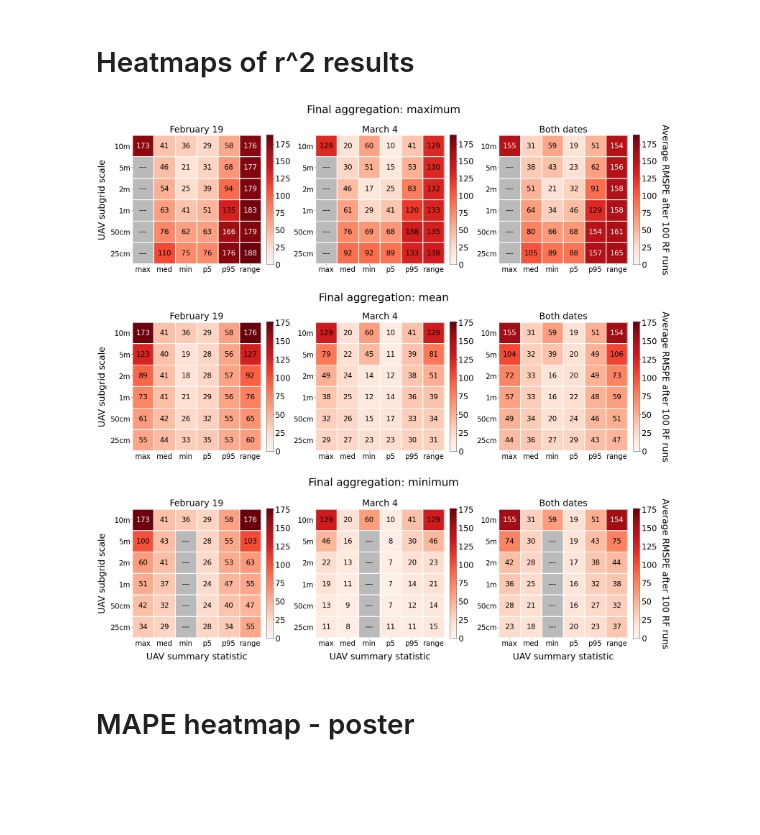
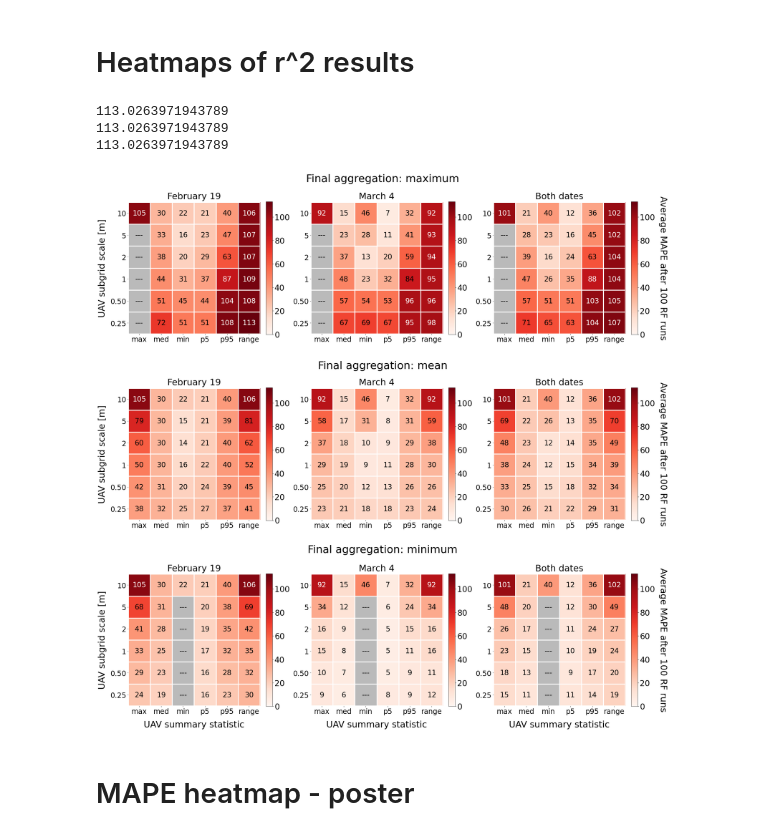
Before and after one commit to rpalomaki/iceroughness_RF, a Jupyter notebook: figures.ipynb, the cells around one changed output. Drawn from its saved outputs; the diff is of its cells as text; code cells hidden in the pictures; blank space fills up the shorter version.

```diff
--- a/figures.ipynb
+++ b/figures.ipynb
@@ -149,8 +149,8 @@ predict_multi = sorted(glob(f'{predict_multi_dir}/*{s1_unit}*.csv'))
 
 all_targets = np.unique([x.split('.')[0].split('/')[-1].split('0219_')[-1] for x in metrics_0219])
 target_slices = np.unique([re.findall(r'\d{1,2}[cm]{,2}_[a-z0-9]{,5}', t)[0] for t in all_targets if (t.endswith('_mean') or t.endswith('_max') or t.endswith('_min'))])
-# target_slices = [t for t in target_slices if '10m' not in t]
-target_slices = ['25cm_med']
+target_slices = [t for t in target_slices if '10m' not in t]
+# target_slices = ['25cm_med']
 target_dict = {'med':'Median','max':'Maximum','min':'Minimum','range':'Range',
                'p5':'5th percentile','p95':'95th percentile'}
 
@@ -197,9 +197,9 @@ for t in target_slices:
             ax[ax_row, j].tick_params(axis='both', labelrotation=0, labelsize=16*font_scale)
             # ax[j].set_xlim(ax[j].get_ylim())
             if j == 0:
-                ax[ax_row, j].set_ylabel('Predicted', fontsize=18*font_scale, labelpad=12)
+                ax[ax_row, j].set_ylabel('Measured', fontsize=18*font_scale, labelpad=12)
             if ax_row == n_rows-1:
-                ax[ax_row, j].set_xlabel('Measured', fontsize=18*font_scale, labelpad=12)
+                ax[ax_row, j].set_xlabel('Predicted', fontsize=18*font_scale, labelpad=12)
 
         # Uncomment below for row-specific x and y lims
         xmin, xmax = ax[ax_row, 0].get_xlim()
@@ -258,17 +258,26 @@ for t in target_slices:
         plt.figtext(0.5, 0.98, 'Final aggregation: maximum', ha='center', va='center', fontsize=20*font_scale)
         plt.figtext(0.5, 0.66, 'Final aggregation: mean', ha='center', va='center', fontsize=20*font_scale)
         plt.figtext(0.5, 0.35, 'Final aggregation: minimum', ha='center', va='center', fontsize=20*font_scale)
-        plt.figtext(0.5, 0.02, f'Regression target: {target_dict[t.split("_")[-1]]} roughness ({t.split("_")[0]} resolution)', ha='center', va='center', fontsize=20*font_scale)
+        if 'cm' in t.split("_")[0]:
+            plt.figtext(0.5, 0.02, f'Regression target: {target_dict[t.split("_")[-1]]} roughness (0.{t.split("_")[0].split("cm")[0]} m resolution)', ha='center', va='center', fontsize=20*font_scale)
+        else:
+            plt.figtext(0.5, 0.02, f'Regression target: {target_dict[t.split("_")[-1]]} roughness ({t.split("_")[0]} resolution)', ha='center', va='center', fontsize=20*font_scale)
     elif n_rows == 2:
         plt.subplots_adjust(top=0.91, bottom=0.12, hspace=0.4)
         if t.endswith('max'):
             plt.figtext(0.5, 0.98, 'Final aggregation: mean', ha='center', va='center', fontsize=20*font_scale)
             plt.figtext(0.5, 0.51, 'Final aggregation: minimum', ha='center', va='center', fontsize=20*font_scale)
-            plt.figtext(0.5, 0.02, f'Regression target: {target_dict[t.split("_")[-1]]} ({t.split("_")[0]} resolution)', ha='center', va='center', fontsize=20*font_scale)
+            if 'cm' in t.split("_")[0]:
+                plt.figtext(0.5, 0.02, f'Regression target: {target_dict[t.split("_")[-1]]} (0.{t.split("_")[0].split("cm")[0]} m resolution)', ha='center', va='center', fontsize=20*font_scale)
+            else:
+                plt.figtext(0.5, 0.02, f'Regression target: {target_dict[t.split("_")[-1]]} ({t.split("_")[0]} resolution)', ha='center', va='center', fontsize=20*font_scale)
         elif t.endswith('min'):
             plt.figtext(0.5, 0.98, 'Final aggregation: maximum', ha='center', va='center', fontsize=20*font_scale)
             plt.figtext(0.5, 0.51, 'Final aggregation: mean', ha='center', va='center', fontsize=20*font_scale)
-            plt.figtext(0.5, 0.02, f'Regression target: {target_dict[t.split("_")[-1]]} ({t.split("_")[0]} resolution)', ha='center', va='center', fontsize=20*font_scale)
+            if 'cm' in t.split("_")[0]:
+                plt.figtext(0.5, 0.02, f'Regression target: {target_dict[t.split("_")[-1]]} (0.{t.split("_")[0].split("cm")[0]} m resolution)', ha='center', va='center', fontsize=20*font_scale)
+            else:
+                plt.figtext(0.5, 0.02, f'Regression target: {target_dict[t.split("_")[-1]]} ({t.split("_")[0]} resolution)', ha='center', va='center', fontsize=20*font_scale)
 
 
     fig_fname = f"output/figures/scatter/3x3/{t}.png"
@@ -664,9 +673,9 @@ for t in target_slices:
         ax[ax_row, j].tick_params(axis='both', labelrotation=0, labelsize=16*font_scale)
         # ax[j].set_xlim(ax[j].get_ylim())
         if j == 0:
-            ax[ax_row, j].set_ylabel('Predicted', fontsize=18*font_scale, labelpad=12)
+            ax[ax_row, j].set_ylabel('Measured', fontsize=18*font_scale, labelpad=12)
         if ax_row == n_rows-1:
-            ax[ax_row, j].set_xlabel('Measured', fontsize=18*font_scale, labelpad=12)
+            ax[ax_row, j].set_xlabel('Predicted', fontsize=18*font_scale, labelpad=12)
 
     # Uncomment below for row-specific x and y lims
     xmin, xmax = ax[ax_row, 0].get_xlim()
@@ -743,11 +752,12 @@ fig, ax = plt.subplots(3, 3, figsize=(9*3,9*3))
 # fig.suptitle(f'Final UAV summary statistic: {second_stat}', fontsize=24*font_scale, y=0.92)
 
 ax_row = 0
+vmax = 20
 for sec_stat in ['max', 'mean', 'min']:
 
     s1_unit = 'dB'
     second_stat = sec_stat
-    plot_metric = 'rmspe'
+    plot_metric = 'mape'
     font_scale = 1.5
 
     metrics_dir = 'output/rf_metrics/single_date'
@@ -816,9 +826,11 @@ for sec_stat in ['max', 'mean', 'min']:
     else:
         cmap = plt.get_cmap('Reds')#.set_bad('#bababa')
         vmin = 0
-        vmax = max([df_0219.max().max(), df_0302.max().max(), df_multi.max().max()])
+        if max([df_0219.max().max(), df_0302.max().max(), df_multi.max().max()]) > vmax:
+            vmax = max([df_0219.max().max(), df_0302.max().max(), df_multi.max().max()])
         cbar_label = f'Average {plot_metric.upper()} after 100 RF runs'
         round_digits = 0
+        print(vmax)
 
 
 
@@ -839,7 +851,7 @@ for sec_stat in ['max', 'mean', 'min']:
         ax[ax_row, j].set_xticks(ax[ax_row, j].get_xticks()[1:-1])
         ax[ax_row, j].set_yticks(ax[ax_row, j].get_yticks()[1:-1])
         ax[ax_row, j].set_xticklabels(cols, fontsize=16*font_scale)
-        ax[ax_row, j].set_yticklabels(ind, fontsize=16*font_scale)
+        ax[ax_row, j].set_yticklabels(['10','5','2','1','0.50','0.25'], fontsize=16*font_scale)
         cbar_ratio = df.shape[0]/df.shape[1]
         cbar = plt.colorbar(im, ax=ax[ax_row, j], fraction=0.046*cbar_ratio, pad=0.04)
         cbar.ax.tick_params(labelsize=18*font_scale)
@@ -862,35 +874,38 @@ for sec_stat in ['max', 'mean', 'min']:
                         text = ax[ax_row, j].text(k, i, int(df.iloc[i, k].round(round_digits)), fontsize=16*font_scale,
                                     ha='center', va='center', color=textcolor)
                 else:
                     text = ax[ax_row, j].text(k, i, '---', fontsize=16*font_scale,
                                 ha='center', va='center', color=textcolor)
 
         ax[ax_row, j].spines['bottom'].set_visible(False)
         ax[ax_row, j].spines['top'].set_visible(False)
         ax[ax_row, j].spines['left'].set_visible(False)
         ax[ax_row, j].spines['right'].set_visible(False)
         if ax_row == 2:
             ax[ax_row, j].set_xlabel('UAV summary statistic', fontsize=20*font_scale, labelpad=18)
         if j == 0:
-            ax[ax_row, j].set_ylabel('UAV subgrid scale', fontsize=20*font_scale, labelpad=12)
+            ax[ax_row, j].set_ylabel('UAV subgrid scale [m]', fontsize=20*font_scale, labelpad=12)
 
 
         ax[ax_row, j].set_title(titles[j], fontsize=20*font_scale, y=1.01)
         j += 1
 
     ax_row += 1
 
 plt.figtext(0.5, 0.99, 'Final aggregation: maximum', ha='center', va='center', fontsize=24*font_scale)
 plt.figtext(0.5, 0.665, 'Final aggregation: mean', ha='center', va='center', fontsize=24*font_scale)
 plt.figtext(0.5, 0.345, 'Final aggregation: minimum', ha='center', va='center', fontsize=24*font_scale)
 
 plt.tight_layout()
 
 
 # fig.savefig(f'output/figures/heatmap/{plot_metric}/{plot_metric}_full_comparison_{second_stat}_{s1_unit}.pdf', dpi=600)
 fig.savefig(f'output/figures/heatmap/{plot_metric}/{plot_metric}_full_comparison_{s1_unit}.pdf', dpi=600)
 # %% [output]
+113.0263971943789
+113.0263971943789
+113.0263971943789
-[figure, old version]
+[figure, new version]
 # %% [markdown]
 # MAPE heatmap - poster
 # %%
```
Also changed, not shown: parts of 4 cells of this notebook, 37 other files.
